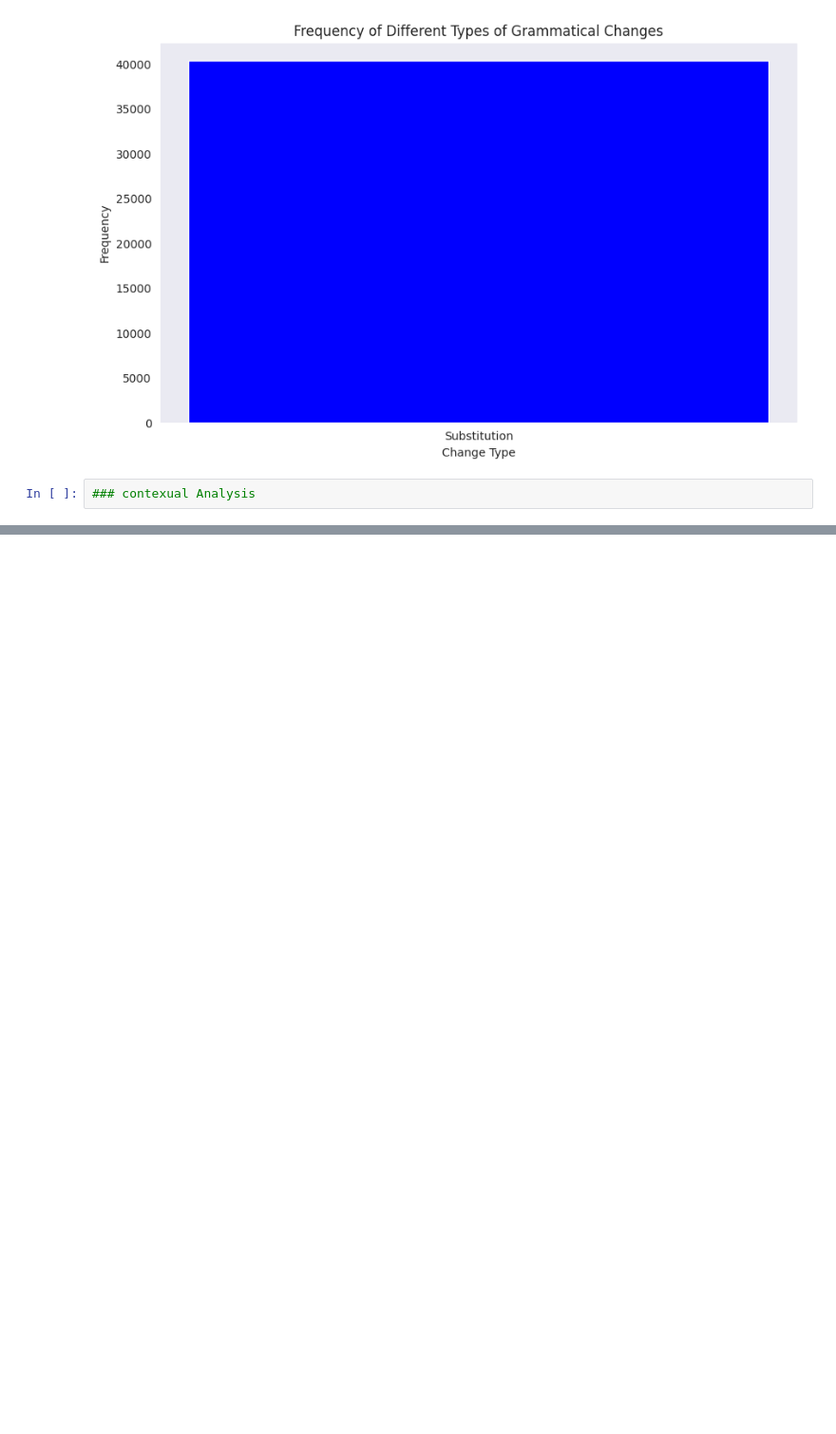
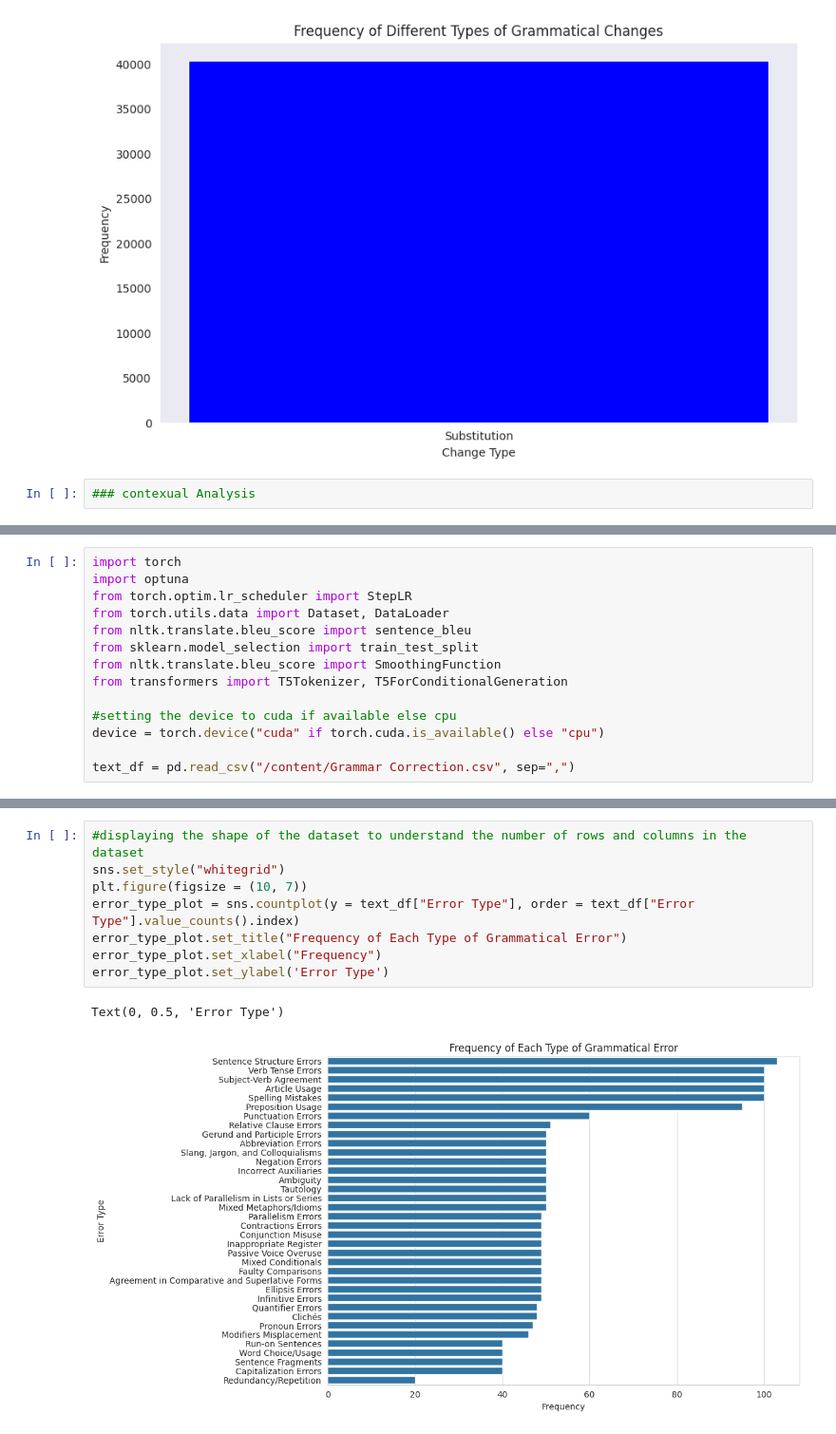
Before and after one commit to skbiswas0509/CSE499B-Grammatical-Error-Correction, a Jupyter notebook: CS499B_Grammar_Correction.ipynb, the cells around one changed output, grey strips where cells are left out. Shown at 95% size. Drawn from its saved outputs; the diff is of its cells as text; blank space fills up the shorter version.

Commit message:
Updated with T5 model.

```diff
--- a/CS499B_Grammar_Correction.ipynb
+++ b/CS499B_Grammar_Correction.ipynb
@@ -585,0 +612,14 @@ plt.show()
+# %%
+import torch
+import optuna
+from torch.optim.lr_scheduler import StepLR
+from torch.utils.data import Dataset, DataLoader
+from nltk.translate.bleu_score import sentence_bleu
+from sklearn.model_selection import train_test_split
+from nltk.translate.bleu_score import SmoothingFunction
+from transformers import T5Tokenizer, T5ForConditionalGeneration
+
+#setting the device to cuda if available else cpu
+device = torch.device("cuda" if torch.cuda.is_available() else "cpu")
+
+text_df = pd.read_csv("/content/Grammar Correction.csv", sep=",")
@@ -585,0 +640,11 @@ plt.show()
+# %%
+#displaying the shape of the dataset to understand the number of rows and columns in the dataset
+sns.set_style("whitegrid")
+plt.figure(figsize = (10, 7))
+error_type_plot = sns.countplot(y = text_df["Error Type"], order = text_df["Error Type"].value_counts().index)
+error_type_plot.set_title("Frequency of Each Type of Grammatical Error")
+error_type_plot.set_xlabel("Frequency")
+error_type_plot.set_ylabel('Error Type')
+# %% [output]
+Text(0, 0.5, 'Error Type')
+[figure, added]
```
Also changed, not shown: parts of 19 cells of this notebook.
